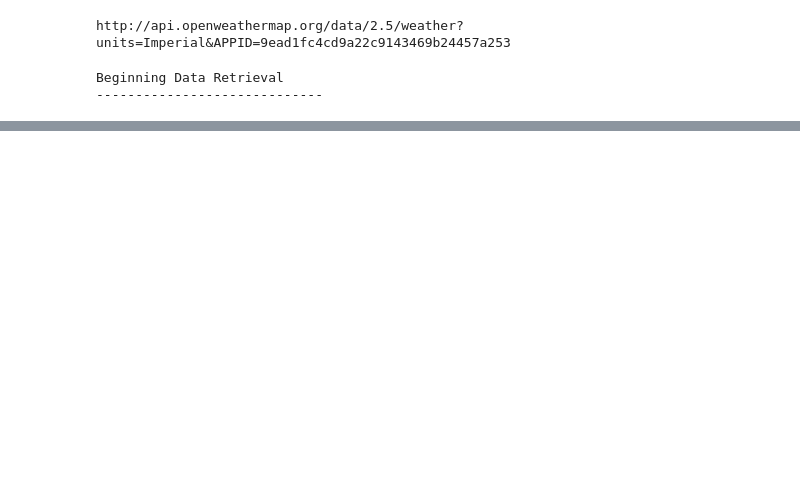
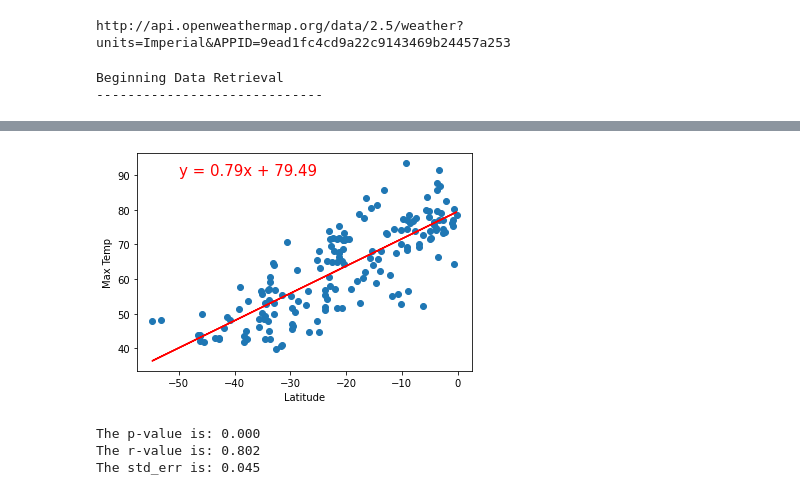
Before and after one commit to dylan-lomanto/World_Weather_Analysis, a Jupyter notebook: WeatherPy.ipynb, the cells around one changed output, grey strips where cells are left out. Cells and saved outputs as stored; diff of their text form; code cells hidden in the pictures; blank space fills up the shorter version.

```diff
--- a/WeatherPy.ipynb
+++ b/WeatherPy.ipynb
@@ -215,0 +337,18 @@ plt.show()
+# %%
+# Linear regression on the Southern Hemisphere max temp
+x_values = southern_hemi_df["Lat"]
+y_values = southern_hemi_df["Max Temp"]
+# Call the function.
+plot_linear_regression(x_values, y_values,
+                       'Linear Regression on the Southern Hemisphere \
+                        for Maximum Temperature', 'Max Temp',(-50,90))
+
+(slope, intercept, r_value, p_value, std_err) = linregress(x_values, y_values)
+print(f"The p-value is: {p_value:.3f}")
+print(f"The r-value is: {r_value:.3f}")
+print(f"The std_err is: {std_err:.3f}")
+# %% [output]
+[figure, added]
+The p-value is: 0.000
+The r-value is: 0.802
+The std_err is: 0.045
```
Also changed, not shown: parts of 20 cells of this notebook, 6 other files.
